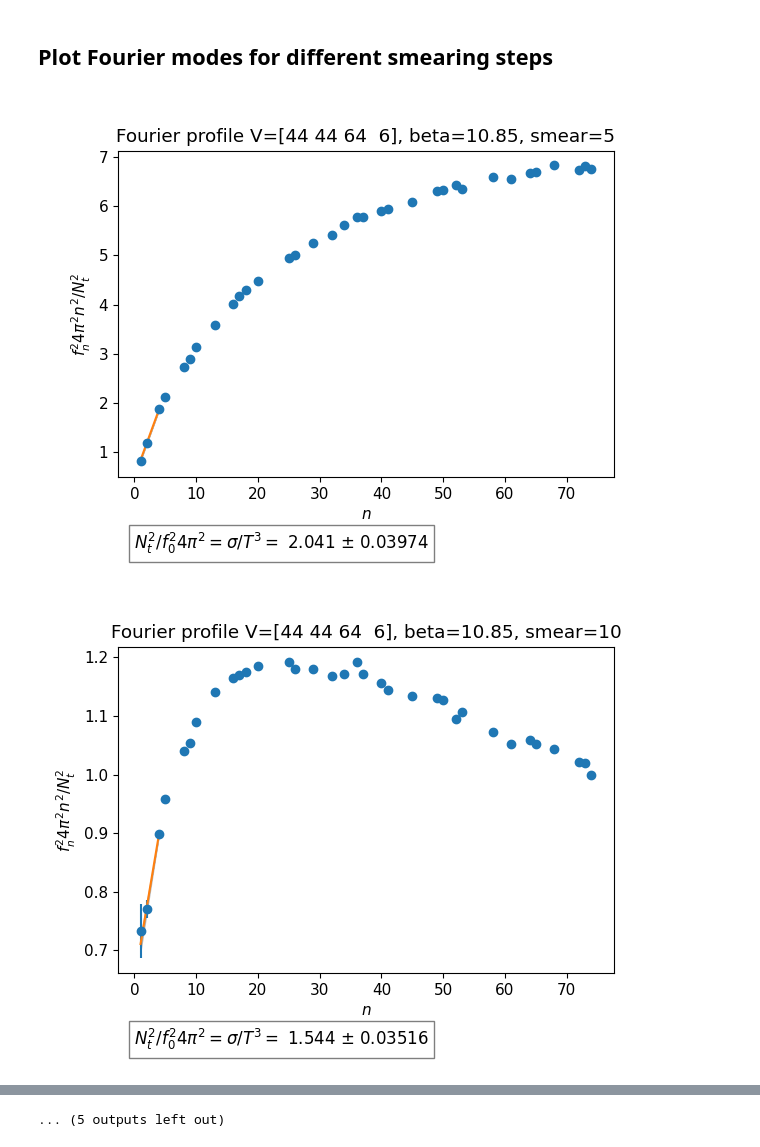
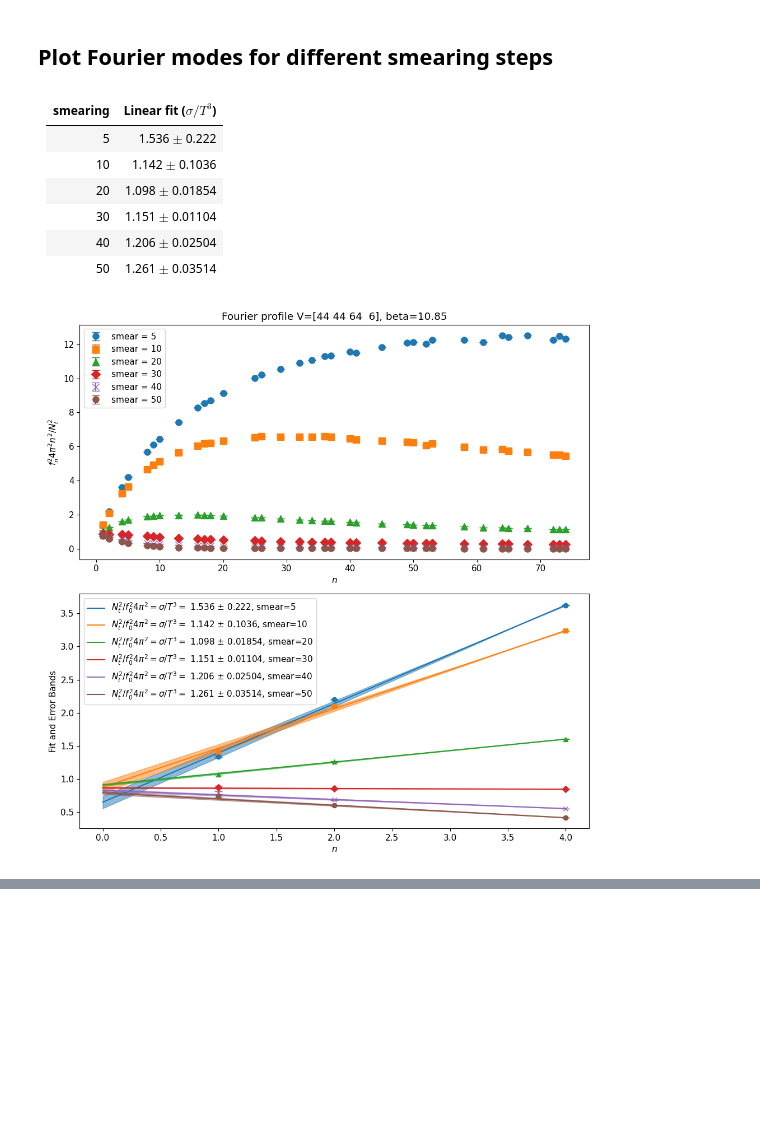
Before and after one commit to Haaaaron/SUN_twist_python_analysis, a Jupyter notebook: notebooks/SUN_compute_fourier_modes.ipynb, the cells around one changed output, grey strips where cells are left out. Drawn from its saved outputs; the diff is of its cells as text; code cells hidden in the pictures; blank space fills up the shorter version.

```diff
--- a/notebooks/SUN_compute_fourier_modes.ipynb
+++ b/notebooks/SUN_compute_fourier_modes.ipynb
@@ -21,0 +39,2 @@ $z_2$: $\alpha_{o-o} / T^3(\beta=10.85) = 1.5433288477348852$
+# %%
+indices = sf.surface_amplitudes(smooth_surfaces=smooth_surfaces,return_threshold=None,plot_histogram=True,thermalization=1000)
@@ -22,16 +50,14 @@ $z_2$: $\alpha_{o-o} / T^3(\beta=10.85) = 1.5433288477348852$
 # %%
-folder_names = ["../data/output-measure-surface/su4-36-36-48-6",
-                "../data/output-measure-surface/su4-44-44-64-6/beta-12-twist-2",
-                "../data/output-measure-surface/su4-44-44-64-6/beta-10.9-twist-2",
-                "../data/output-measure-surface/su4-44-44-64-6/beta-10.85-twist-1",
-                "../data/output-measure-surface/su4-44-44-64-6/beta-10.85-twist-2"]
-choose_folder = 5
+from modules.globals import folder_names
+
+choose_folder = 11
 fourier_profiles = {}
 folder = folder_names[choose_folder-1]
 files = glob.glob(os.path.join(folder, "fourier_profile_*"))
 for file in files:
     file_name = file.split("/")[-1]
     smearing_level = file_name.split("_")[-1]
-    volume, fourier_profile = read_and_write.read_surface_data(folder, file_name)
+    volume, modes, fourier_profile = read_and_write.read_fourier_profile(folder,file_name=file_name)
     fourier_profiles[smearing_level] = fourier_profile
 fourier_profiles = dict(sorted(fourier_profiles.items(), key=lambda item: int(item[0])))
+utility.display_markdown_title(folder)
@@ -42,12 +66,15 @@ utility.display_markdown_title(folder)
 # %% [markdown]
 ## Perform post processing
 # %%
-n_2_list = []
 f_n_list = []
 errors_list = []
 for smearing_level, profile in fourier_profiles.items():
-    n_2, f_n, errors = utility.compute_with_aa_jackknife_fourier(profile, 10, thermalization=100)
-    n_2_list.append(n_2)
+    if indices is not None:
+        sample_size = len(profile)
+        indices_set = indices[smearing_level]
+        profile = np.delete(profile, list(indices_set), axis=0)
+        print(f"Dropped {sample_size-len(profile)} samples")
+    f_n, errors = utility.compute_with_aa_jackknife_fourier(profile, 10, thermalization=10000)
     f_n_list.append(f_n)
     errors_list.append(errors)
 # %% [markdown]
@@ -55,23 +82,30 @@ for smearing_level, profile in fourier_profiles.items():
 # %%
 %matplotlib widget
 smearing_levels = list(fourier_profiles.keys())
 show_plot = True
 data = {
     "smearing": smearing_levels,
     "linear": [
         fourier_surface.compute_fourier_profile(
-            n_2, f_n, volume, errors=error, beta=10.85, fit_range=3, smearing=smear, show_plot=show_plot
-        ) for n_2, f_n, error, smear in zip(n_2_list, f_n_list, errors_list, smearing_levels)
-    ],
-    "exponential": [
-        fourier_surface.compute_fourier_profile_exponential_fit(
-            n_2, f_n, volume, errors=error, beta=10.85, smearing=smear, show_plot=show_plot
-        ) for n_2, f_n, error, smear in zip(n_2_list, f_n_list, errors_list, smearing_levels)
+            modes, f_n, volume, errors=error, beta=10.85, fit_range=3, smearing=smear, show_plot=show_plot
+        ) for f_n, error, smear in zip( f_n_list, errors_list, smearing_levels)
     ]
+    # "exponential": [
+    #     fourier_surface.compute_fourier_profile_exponential_fit(
+    #         n_2, f_n, volume, errors=error, beta=10.85, smearing=smear, show_plot=show_plot
+    #     ) for n_2, f_n, error, smear in zip(n_2_list, f_n_list, errors_list, smearing_levels)
+    # ]
 }
-
 df = pd.DataFrame(data)
 utility.print_df_as_markdown_fourier_modes(df)
+fourier_surface.global_fig = None
 # %% [output]
+|   smearing | Linear fit ($\sigma / T^3$)   |
+|-----------:|:------------------------------|
+|          5 | 1.536 $\pm$ 0.222             |
+|         10 | 1.142 $\pm$ 0.1036            |
+|         20 | 1.098 $\pm$ 0.01854           |
+|         30 | 1.151 $\pm$ 0.01104           |
+|         40 | 1.206 $\pm$ 0.02504           |
+|         50 | 1.261 $\pm$ 0.03514           |
-[figure, old version]
+[figure, new version]
-[figure, removed]
@@ -88 +111,0 @@ utility.print_df_as_markdown_fourier_modes(df)
-... (5 outputs left out)
```
Also changed, not shown: parts of 8 cells of this notebook, 14 other files.
